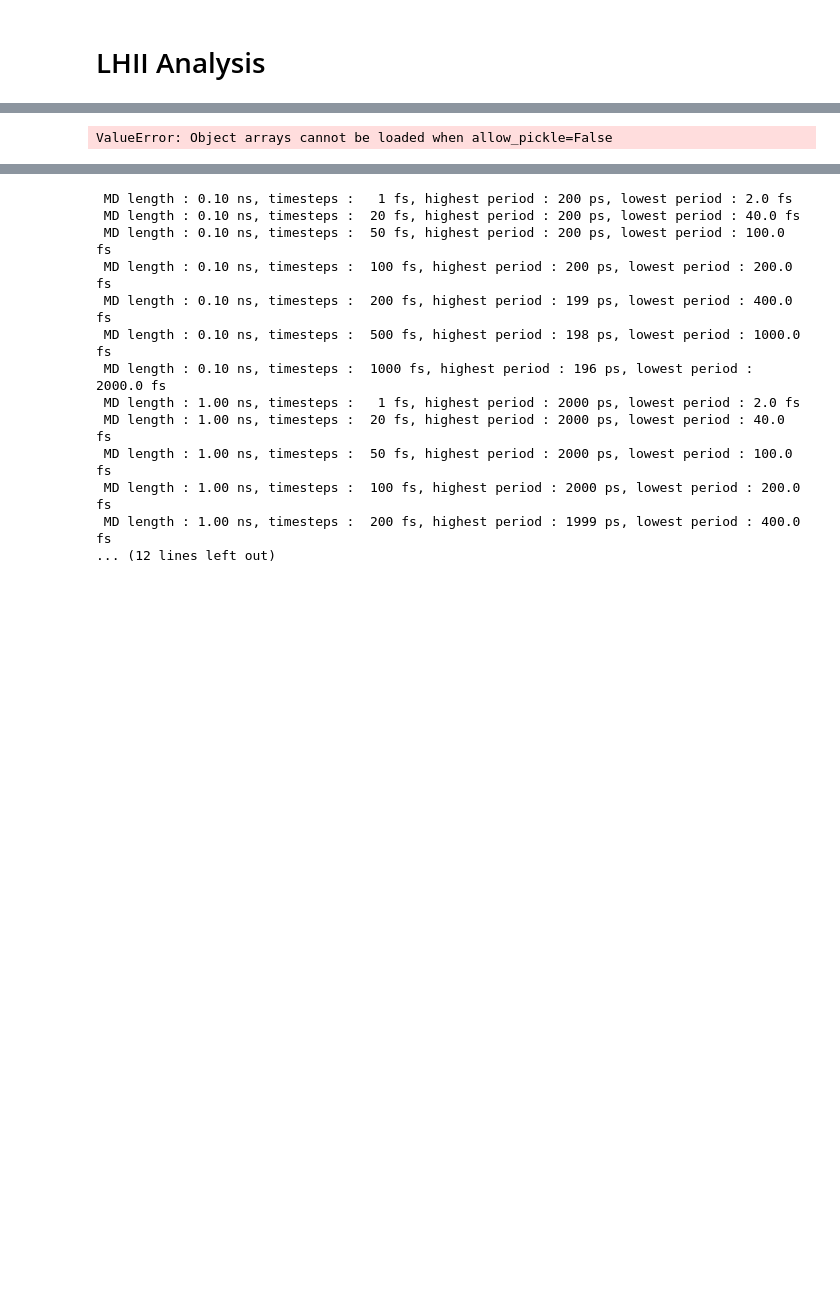
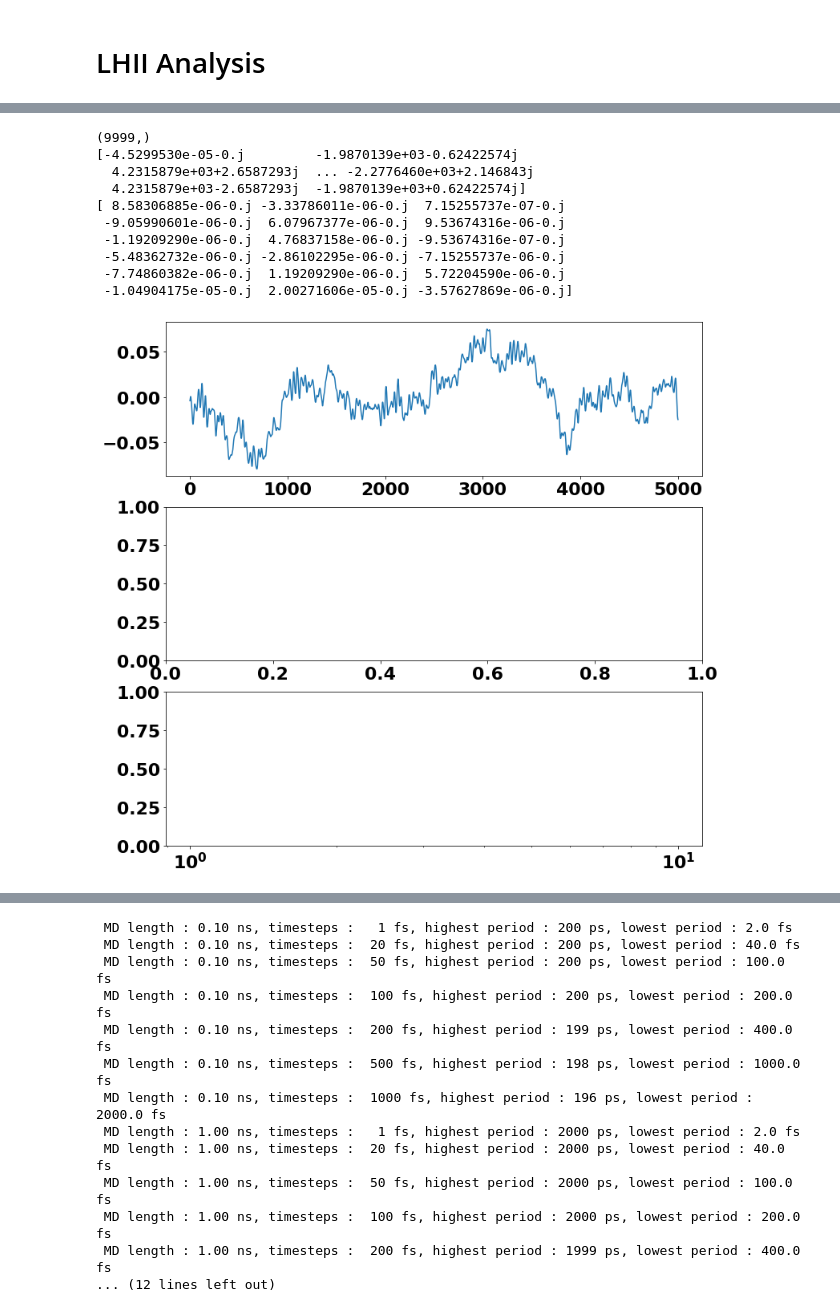
Before and after one commit to Oliver-Feighan/SpectralDensity, a Jupyter notebook: analysis/analysis.ipynb, the cells around one changed output, grey strips where cells are left out. Cells and saved outputs as stored; diff of their text form; code cells hidden in the pictures; blank space fills up the shorter version.

```diff
--- a/analysis/analysis.ipynb
+++ b/analysis/analysis.ipynb
@@ -19,9 +23,47 @@ matplotlib.rc('font', **font)
 # %%
-autocorrs_1000ps = np.load('1000ps_100fs_LHII_autocorrs.npy')
+Mg_d = np.load('10ps_2fs_LHII_distances.npy')
 
-fig, ax = plt.subplots(3,1, sharex=True, sharey=True)
+avg_d = np.mean(Mg_d, axis=0)
+
+closest_neighbours = np.where(avg_d < 1.5)[0]
+
+dt=2
+
+autocorrs = []
+
+fig, ax = plt.subplots(3,1)
+
+x = Mg_d[:,0] - np.mean(Mg_d[:,0])
+
+autocorr = analysis.autocorr(x)
+
+print(autocorr.shape)
+
+spectrum = scipy.fft.fft(autocorr)
+
+print(spectrum)
+spectrum_normal_domain = np.fft.fftfreq(len(x), dt)
+
+saved_spec = np.load("10ps_2fs_LHII_spectra.npy")
+print(saved_spec[:,0])
+
+ax[0].plot(x)
+
+ax[2].set_xscale('log')
+
+fig.set_size_inches(12,12)
 # %% [output]
-ValueError: Object arrays cannot be loaded when allow_pickle=False
+(9999,)
+[-4.5299530e-05-0.j         -1.9870139e+03-0.62422574j
+  4.2315879e+03+2.6587293j  ... -2.2776460e+03+2.146843j
+  4.2315879e+03-2.6587293j  -1.9870139e+03+0.62422574j]
+[ 8.58306885e-06-0.j -3.33786011e-06-0.j  7.15255737e-07-0.j
+ -9.05990601e-06-0.j  6.07967377e-06-0.j  9.53674316e-06-0.j
+ -1.19209290e-06-0.j  4.76837158e-06-0.j -9.53674316e-07-0.j
+ -5.48362732e-06-0.j -2.86102295e-06-0.j -7.15255737e-06-0.j
+ -7.74860382e-06-0.j  1.19209290e-06-0.j  5.72204590e-06-0.j
+ -1.04904175e-05-0.j  2.00271606e-05-0.j -3.57627869e-06-0.j]
+[figure, added]
 # %%
 def first_half(arr):
     return arr[1:len(arr)//2]
```
Also changed, not shown: parts of 2 cells of this notebook, 2 other files.
